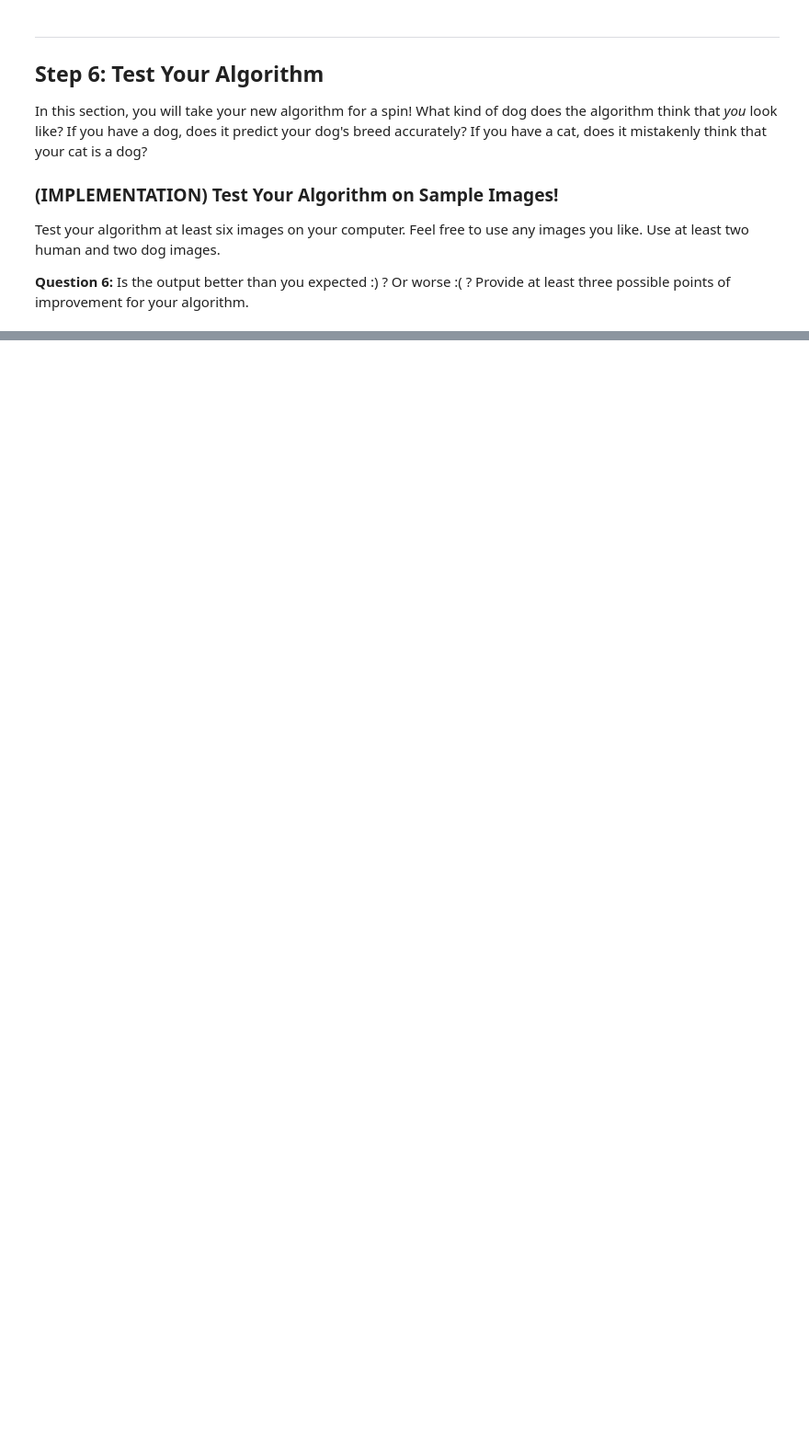
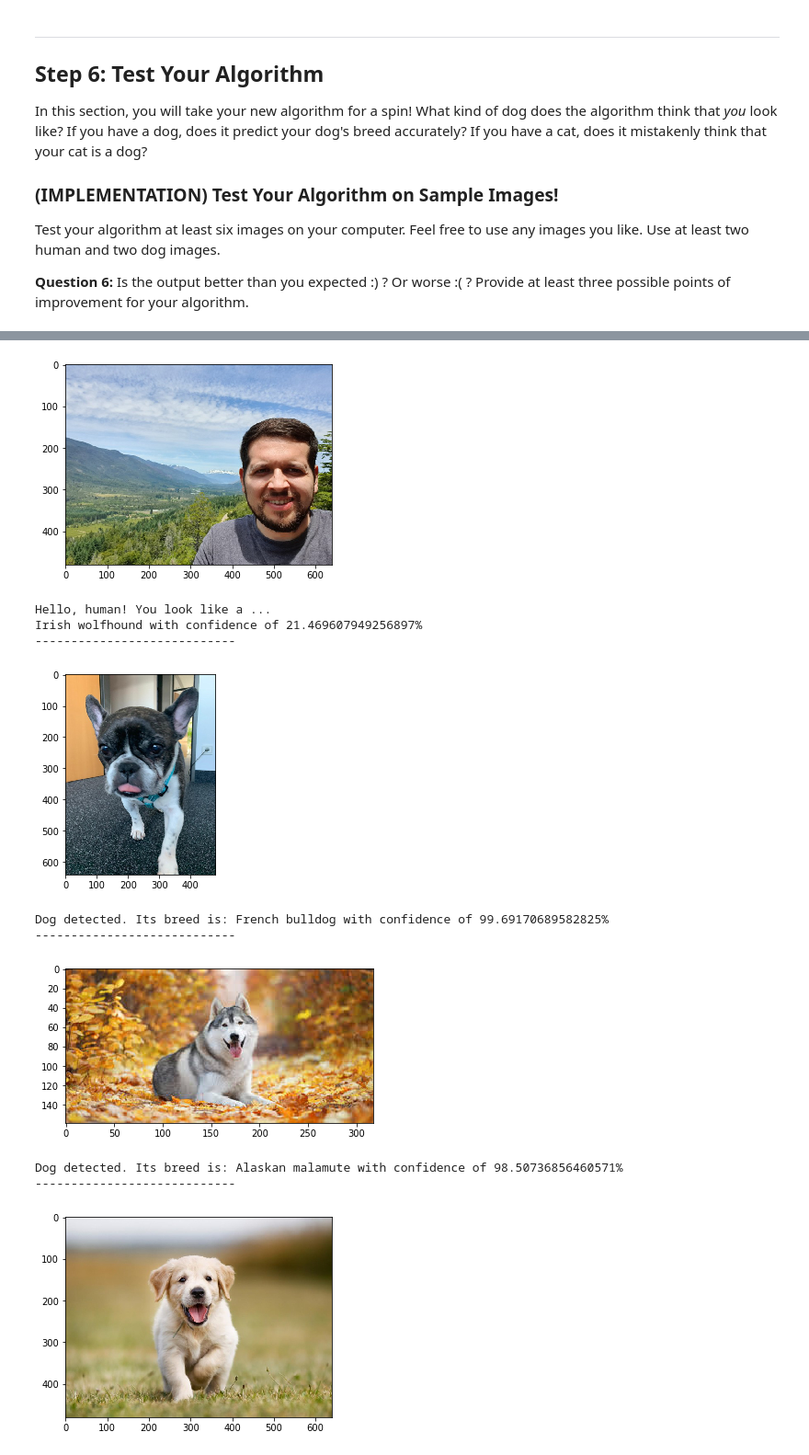
Before and after one commit to emabello42/deep-learning-v2-pytorch, a Jupyter notebook: project-dog-classification/dog_app.ipynb, the cells around one changed output, grey strips where cells are left out. Shown at 92% size. Saved outputs shown, nothing was run; the diff lists cells and outputs as text; code cells hidden in the pictures; blank space fills up the shorter version.

Commit message:
Project Dog-Breed Classifier done

```diff
--- a/project-dog-classification/dog_app.ipynb
+++ b/project-dog-classification/dog_app.ipynb
@@ -597,10 +659,13 @@ optimizer_transfer = None
+# %%
+import torch.optim as optim
+
+criterion_transfer = nn.CrossEntropyLoss()
+optimizer_transfer = optim.Adam(model_transfer.fc.parameters(), lr=0.001)
 # %% [markdown]
 ### (IMPLEMENTATION) Train and Validate the Model
 
 Train and validate your model in the code cell below.  [Save the final model parameters](http://pytorch.org/docs/master/notes/serialization.html) at filepath `'model_transfer.pt'`.
 # %%
 # train the model
-model_transfer = # train(n_epochs, loaders_transfer, model_transfer, optimizer_transfer, criterion_transfer, use_cuda, 'model_transfer.pt')
-
-# load the model that got the best validation accuracy (uncomment the line below)
-#model_transfer.load_state_dict(torch.load('model_transfer.pt'))
+model_transfer = train(30, loaders_transfer, model_transfer, optimizer_transfer,
+                      criterion_transfer, use_cuda, 'model_transfer.pt')
@@ -608,5 +691,8 @@ model_transfer = # train(n_epochs, loaders_transfer, model_transfer, optimizer_t
 ### (IMPLEMENTATION) Test the Model
 
 Try out your model on the test dataset of dog images. Use the code cell below to calculate and print the test loss and accuracy.  Ensure that your test accuracy is greater than 60%.
+# %%
+# load the model that got the best validation accuracy
+model_transfer.load_state_dict(torch.load('model_transfer.pt'))
 # %%
 test(loaders_transfer, model_transfer, criterion_transfer, use_cuda)
@@ -651,3 +760,23 @@ def run_app(img_path):
+# %%
+### TODO: Write your algorithm.
+### Feel free to use as many code cells as needed.
+import matplotlib.pyplot as plt
+from PIL import Image
+
+def run_app(img_path):
+    ## handle cases for a human face, dog, and neither
+    dog_breed_prediction, dog_prob = predict_breed_transfer(img_path)
+    is_human_face = face_detector(img_path)
+    img = Image.open(img_path)
+    plt.imshow(img)
+    plt.show()
+    if is_human_face:
+        print(f"Hello, human! You look like a ...\n{dog_breed_prediction} with confidence of {dog_prob*100}%")
+    elif dog_prob > 0.2:
+        print(f"Dog detected. Its breed is: {dog_breed_prediction} with confidence of {dog_prob*100}%")
+    else:
+         print("Error, neither a human face nor a dog was detected.")
+    print("----------------------------\n")
 # %% [markdown]
 ---
 <a id='step6'></a>
@@ -665,8 +798,21 @@ __Answer:__ (Three possible points for improvement)
 # %%
 ## TODO: Execute your algorithm from Step 6 on
 ## at least 6 images on your computer.
 ## Feel free to use as many code cells as needed.
 
+test_files = np.array(glob("./images/testapp/*"))
 ## suggested code, below
-for file in np.hstack((human_files[:3], dog_files[:3])):
+for file in test_files:
     run_app(file)
+# %% [output]
+[figure, added]
+Hello, human! You look like a ...
+Irish wolfhound with confidence of 21.469607949256897%
+----------------------------
+[figure, added]
+Dog detected. Its breed is: French bulldog with confidence of 99.69170689582825%
+----------------------------
+[figure, added]
+Dog detected. Its breed is: Alaskan malamute with confidence of 98.50736856460571%
+----------------------------
+[figure, added]
```
Also changed, not shown: parts of 35 cells of this notebook, 9 other files.
